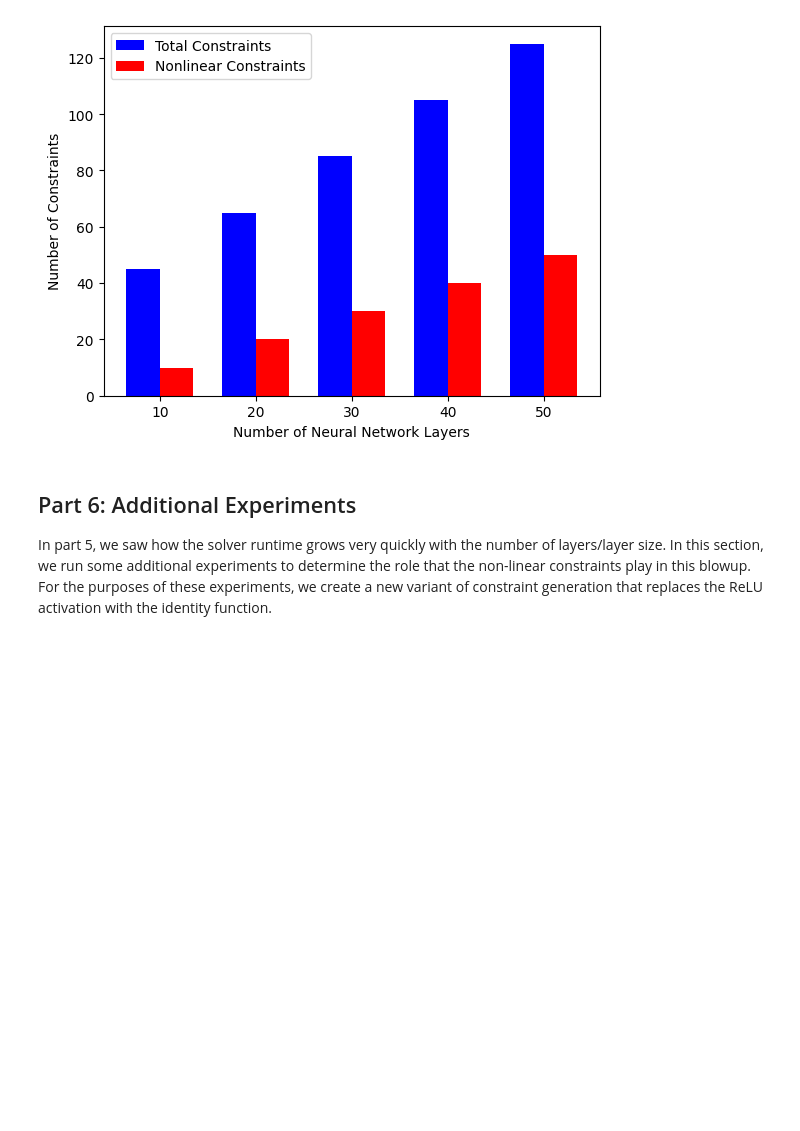
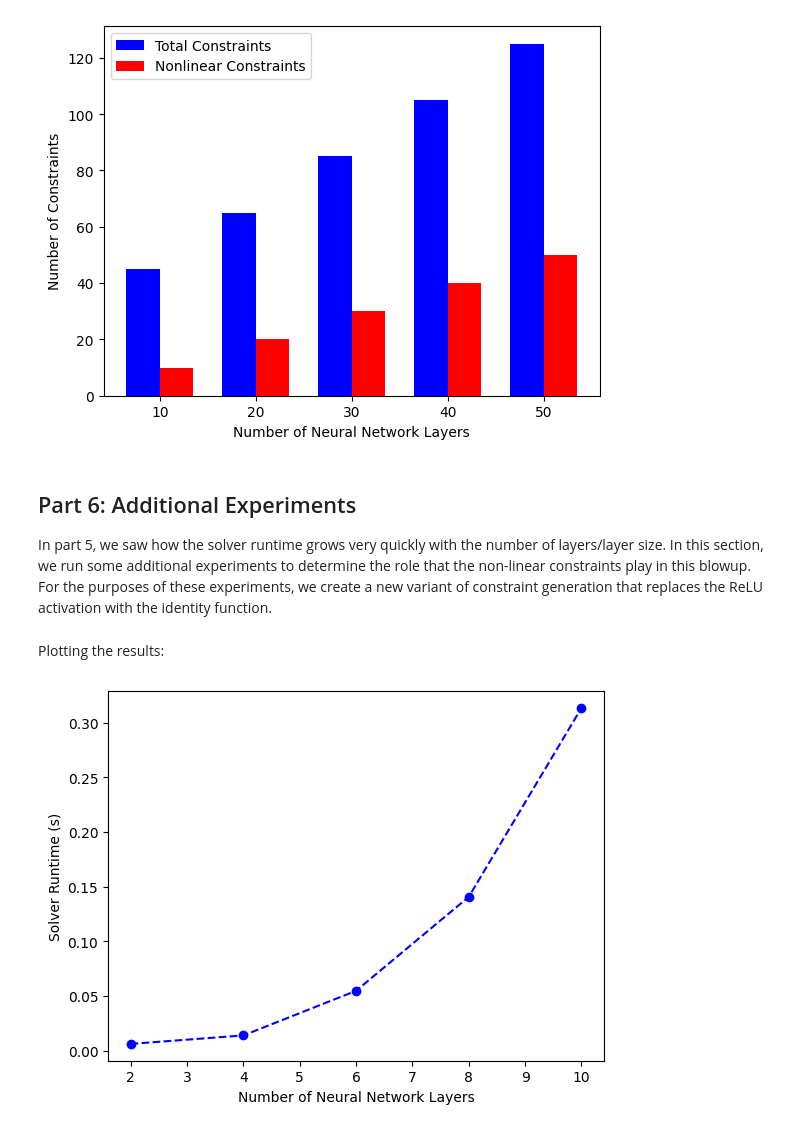
Before and after one commit to swang-1/cos529-final-project, a Jupyter notebook: main.ipynb, the cells around one changed output. Saved outputs shown, nothing was run; the diff lists cells and outputs as text; code cells hidden in the pictures; blank space fills up the shorter version.

Commit message:
Update experiment code

```diff
--- a/main.ipynb
+++ b/main.ipynb
@@ -694,3 +694,23 @@ with open('results/experiment4.csv', 'w', newline='') as csvfile:
         row = results4[i]
         layer_size = layer_sizes[i]
         writer.writerow([f"Layer size {layer_size}: "] + row + [f"Satisfiablility:"] + decisions4[i])
+# %% [markdown]
+Plotting the results:
+# %%
+import matplotlib.pyplot as plt
+
+# Plot experiment 3 results
+x_vals_1 = [n + 2 for n in n_hidden_layers]
+y_vals_3 = [sum(row)/len(row) for row in results3]
+
+# Create the bar chart
+plt.plot(x_vals_1, y_vals_3, color='blue', linestyle='dashed', marker='o')
+
+# Add labels and title
+plt.xlabel('Number of Neural Network Layers')
+plt.ylabel('Solver Runtime (s)')
+
+plt.savefig('plots/n-layers-runtime-no-nonlinear')
+plt.show()
+# %% [output]
+[figure, added]
```
Also changed, not shown: parts of 1 cell of this notebook.
